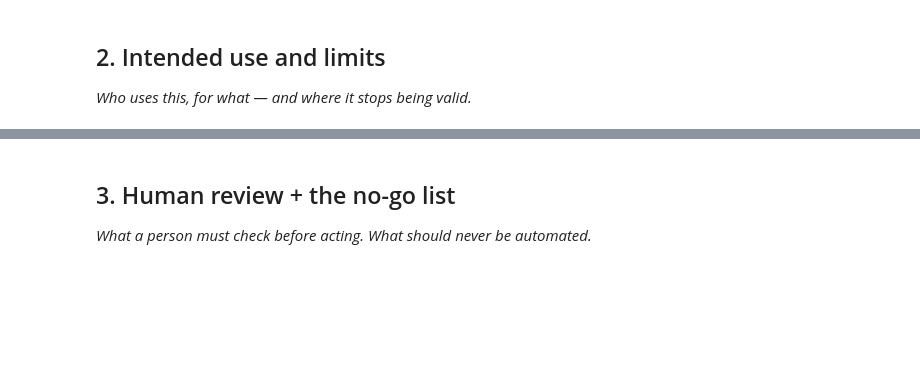
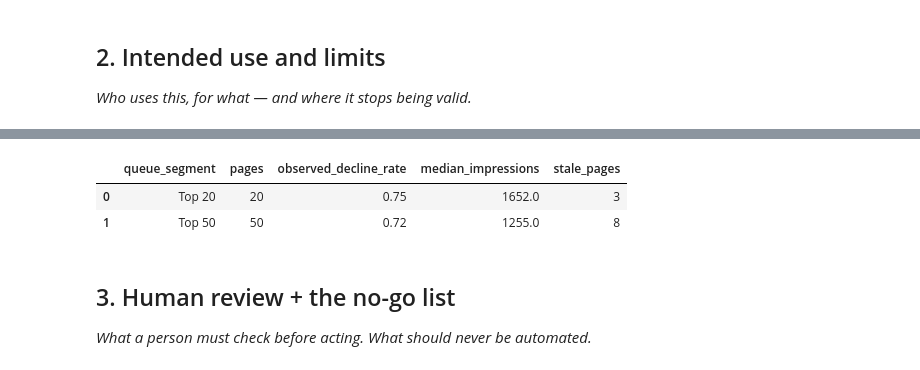
Before and after one commit to aliakhtar1010/search-ranking-ml, a Jupyter notebook: work/notebooks/w07_action_playbook.ipynb, the cells around one changed output, grey strips where cells are left out. Cells and saved outputs as stored; diff of their text form; code cells hidden in the pictures; blank space fills up the shorter version.

```diff
--- a/work/notebooks/w07_action_playbook.ipynb
+++ b/work/notebooks/w07_action_playbook.ipynb
@@ -20,6 +278,31 @@ This skeleton is yours to fill. Work the sections **in order** — each one has
 # %%
 # This cell is for CODE (numbers, a query, a check).
 # Write your text answer in the cell ABOVE this one — typing sentences here breaks Run All.
+top20 = queue.head(20)
+top50 = queue.head(50)
+
+summary = pd.DataFrame([
+    {
+        "queue_segment": "Top 20",
+        "pages": len(top20),
+        "observed_decline_rate": top20["declining_label"].mean(),
+        "median_impressions": top20["impressions_90d"].median(),
+        "stale_pages": int(top20["is_stale"].sum())
+    },
+    {
+        "queue_segment": "Top 50",
+        "pages": len(top50),
+        "observed_decline_rate": top50["declining_label"].mean(),
+        "median_impressions": top50["impressions_90d"].median(),
+        "stale_pages": int(top50["is_stale"].sum())
+    }
+])
+
+summary
+# %% [output]
+|  | queue_segment | pages | observed_decline_rate | median_impressions | stale_pages |
+| 0 | Top 20 | 20 | 0.75 | 1652.0 | 3 |
+| 1 | Top 50 | 50 | 0.72 | 1255.0 | 8 |
 # %% [markdown]
 ## 3. Human review + the no-go list
 
```
Also changed, not shown: parts of 15 cells of this notebook.
